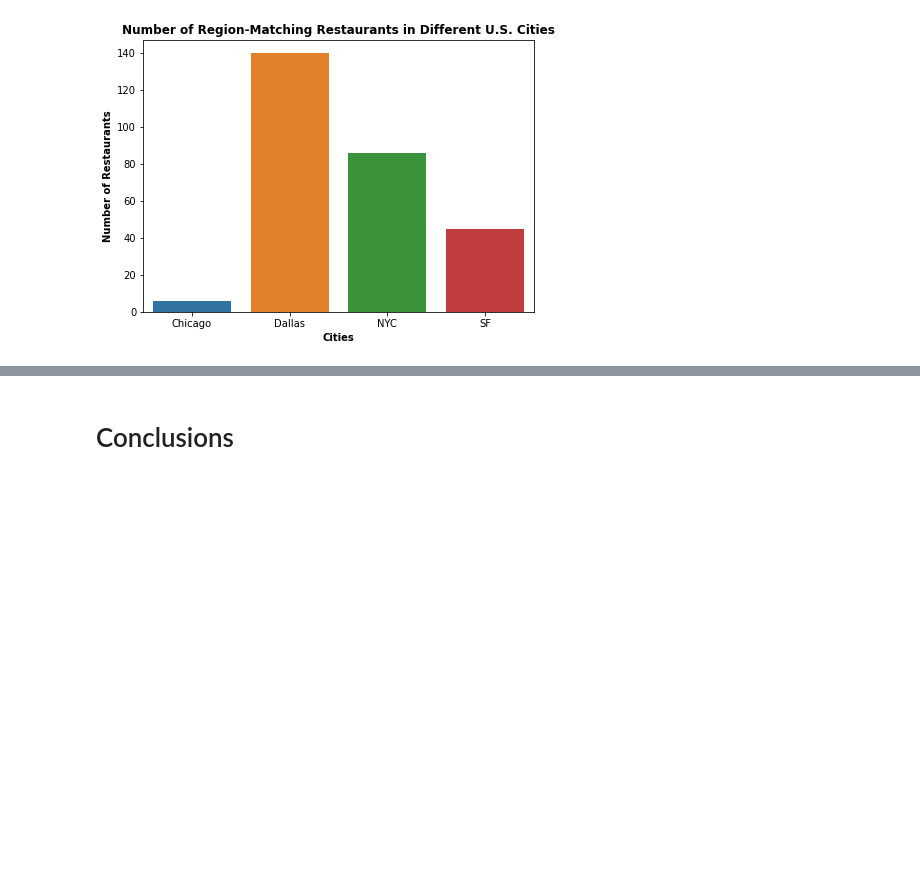
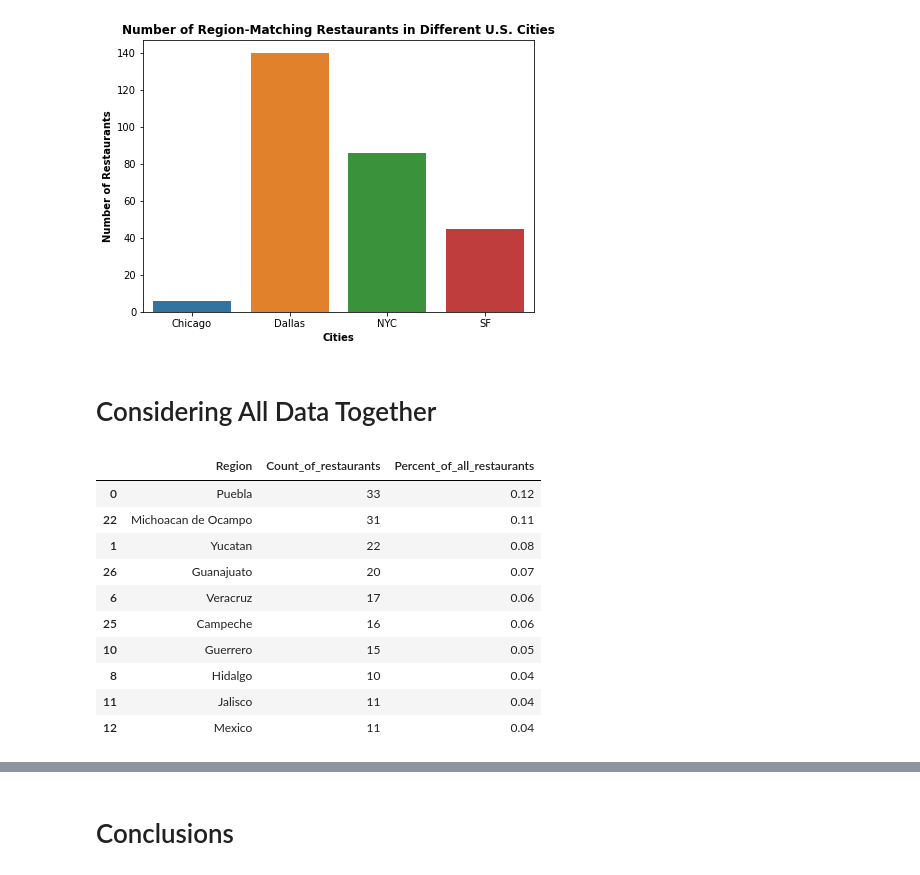
Before and after one commit to gregfeliu/Mexican_Immigration_Through_Restaurant_Names, a Jupyter notebook: Analysis.ipynb, the cells around one changed output, grey strips where cells are left out. Saved outputs shown, nothing was run; the diff lists cells and outputs as text; code cells hidden in the pictures; blank space fills up the shorter version.

```diff
--- a/Analysis.ipynb
+++ b/Analysis.ipynb
@@ -44,3 +54,5 @@ all_df.head(2)
 |  | City | Match | Region |
 | chilango | Chicago | chilango | Ciudad de Mexico |
 | los alamos | Chicago | alamos | Tabasco |
+# %%
+all_rest_df = pd.read_csv("./my_saved_data/all_restaurants_df.csv", index_col=0)
@@ -374,3 +394,19 @@ ax.set_xlabel("Cities", fontweight='bold')
 [interactive output not drawn]
 [interactive output not drawn]
 [figure]
+# %% [markdown]
+# Considering All Data Together
+# %%
+all_rest_df.sort_values(by = ['Percent_of_all_restaurants'], ascending=False).head(10)
+# %% [output]
+|  | Region | Count_of_restaurants | Percent_of_all_restaurants |
+| 0 | Puebla | 33 | 0.12 |
+| 22 | Michoacan de Ocampo | 31 | 0.11 |
+| 1 | Yucatan | 22 | 0.08 |
+| 26 | Guanajuato | 20 | 0.07 |
+| 6 | Veracruz | 17 | 0.06 |
+| 25 | Campeche | 16 | 0.06 |
+| 10 | Guerrero | 15 | 0.05 |
+| 8 | Hidalgo | 10 | 0.04 |
+| 11 | Jalisco | 11 | 0.04 |
+| 12 | Mexico | 11 | 0.04 |
```
Also changed, not shown: parts of 14 cells of this notebook, 1 other file.
